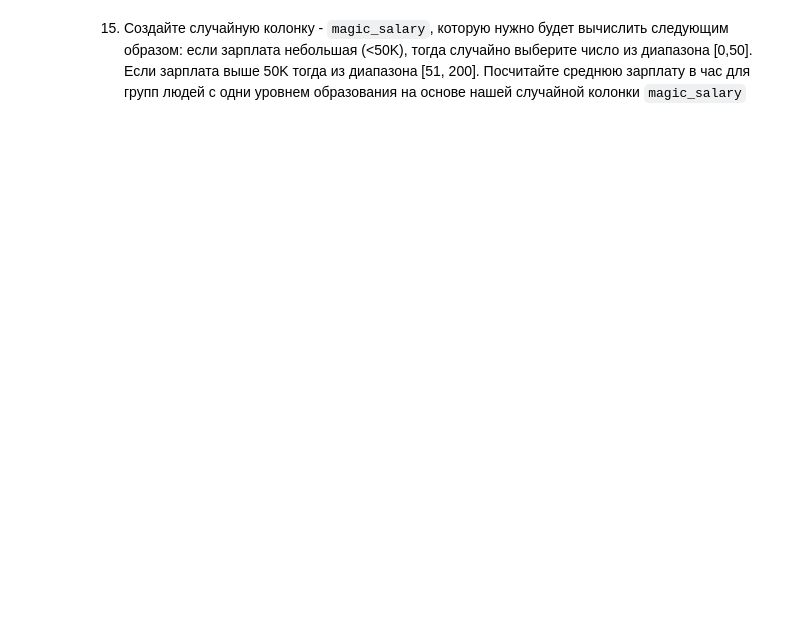
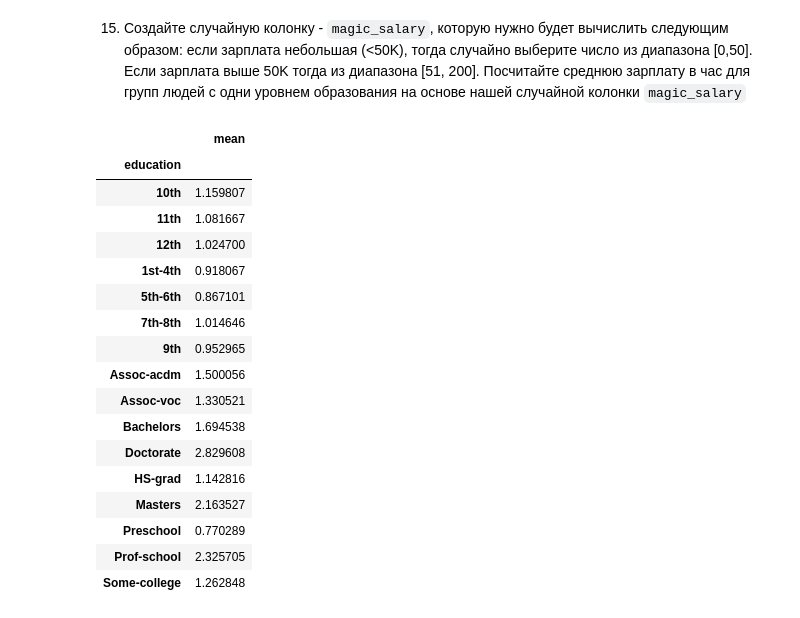
Before and after one commit to RobinGadik/it.sevenbits.ML, a Jupyter notebook: homework-02.ipynb, the cells around one changed output. Saved outputs shown, nothing was run; the diff lists cells and outputs as text; code cells hidden in the pictures; blank space fills up the shorter version.

```diff
--- a/homework-02.ipynb
+++ b/homework-02.ipynb
@@ -344,2 +452,29 @@ False
 # %% [markdown]
 15) Создайте случайную колонку - `magic_salary`, которую нужно будет вычислить следующим образом: если зарплата небольшая (<50K), тогда случайно выберите число из диапазона [0,50]. Если зарплата выше 50K тогда из диапазона [51, 200]. Посчитайте среднюю зарплату в час для групп людей с одни уровнем образования на основе нашей случайной колонки `magic_salary`
+# %%
+df3 = df.copy()
+df3['magic_salary'] = (df3['income'] == '<=50K').agg([lambda a: np.round( np.random.rand()*(50*(1 +2*(1-a))) + 50*(1-a) +0.5 )])
+df3['magic_salary'].describe()
+
+df3['magic_salary_per_hour'] = df3['magic_salary']/df3['hours.per.week']
+#df3
+df3.groupby(by = 'education').agg([np.mean])['magic_salary_per_hour']
+# %% [output]
+|  | mean |
+| education |  |
+| 10th | 1.159807 |
+| 11th | 1.081667 |
+| 12th | 1.024700 |
+| 1st-4th | 0.918067 |
+| 5th-6th | 0.867101 |
+| 7th-8th | 1.014646 |
+| 9th | 0.952965 |
+| Assoc-acdm | 1.500056 |
+| Assoc-voc | 1.330521 |
+| Bachelors | 1.694538 |
+| Doctorate | 2.829608 |
+| HS-grad | 1.142816 |
+| Masters | 2.163527 |
+| Preschool | 0.770289 |
+| Prof-school | 2.325705 |
+| Some-college | 1.262848 |
```
Also changed, not shown: parts of 12 cells of this notebook.
